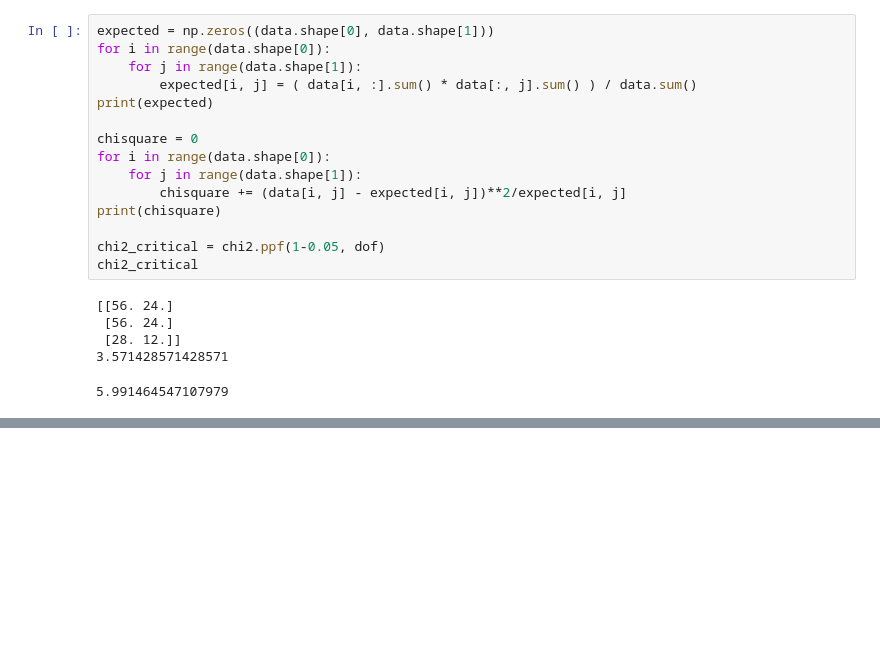
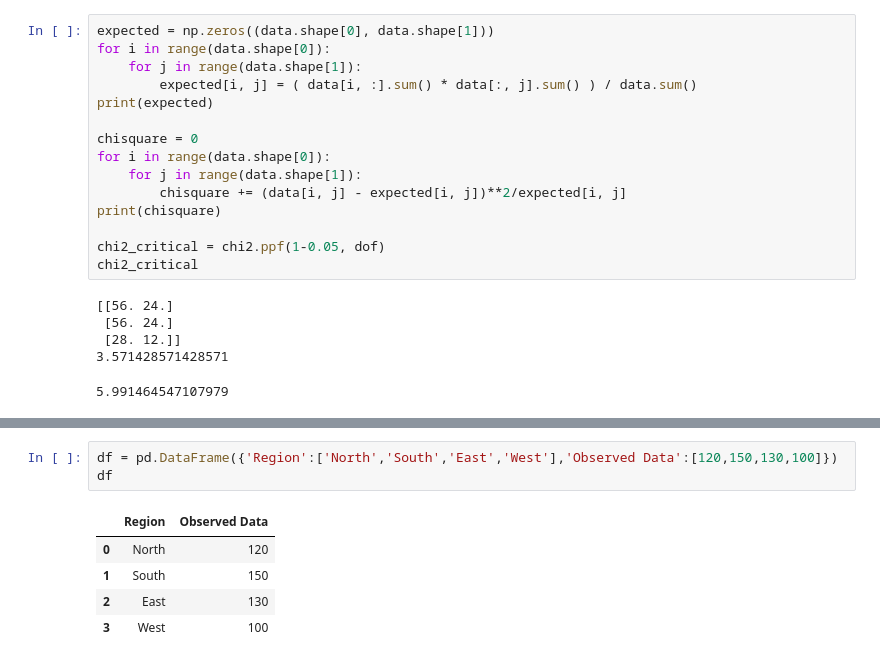
Before and after one commit to sauravkokane/Data-Science-Training, a Jupyter notebook: Chi_Square_Test.ipynb, the cells around one changed output, grey strips where cells are left out. Drawn from its saved outputs; the diff is of its cells as text; blank space fills up the shorter version.

```diff
--- a/Chi_Square_Test.ipynb
+++ b/Chi_Square_Test.ipynb
@@ -184,0 +403,9 @@ Fail to reject the null hypothesis (no significant association).
+# %%
+df = pd.DataFrame({'Region':['North','South','East','West'],'Observed Data':[120,150,130,100]})
+df
+# %% [output]
+|  | Region | Observed Data |
+| 0 | North | 120 |
+| 1 | South | 150 |
+| 2 | East | 130 |
+| 3 | West | 100 |
```
Also changed, not shown: parts of 32 cells of this notebook.
